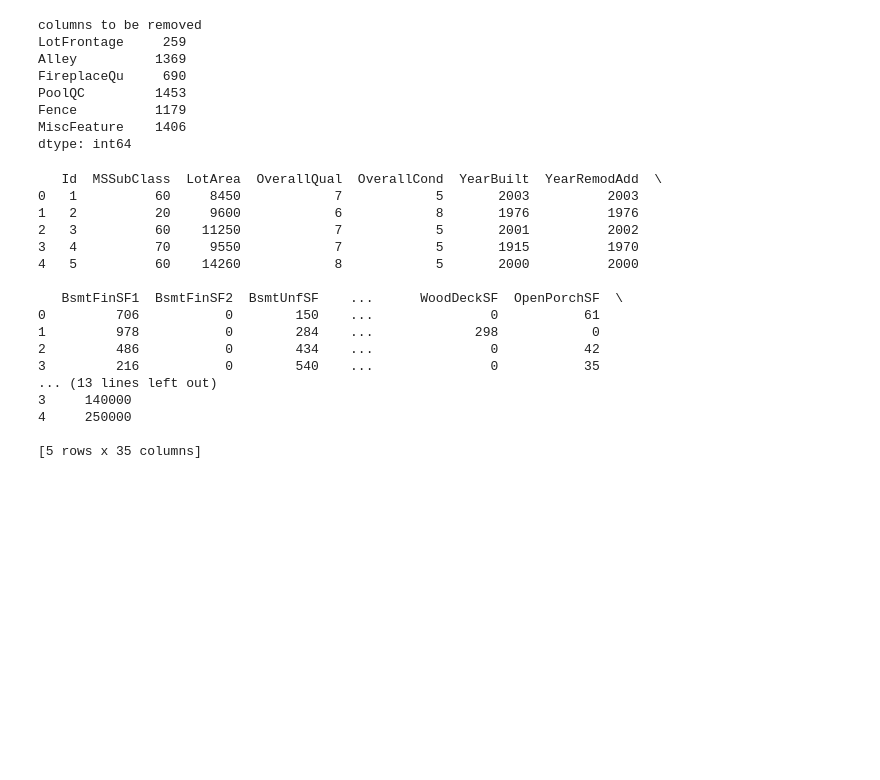
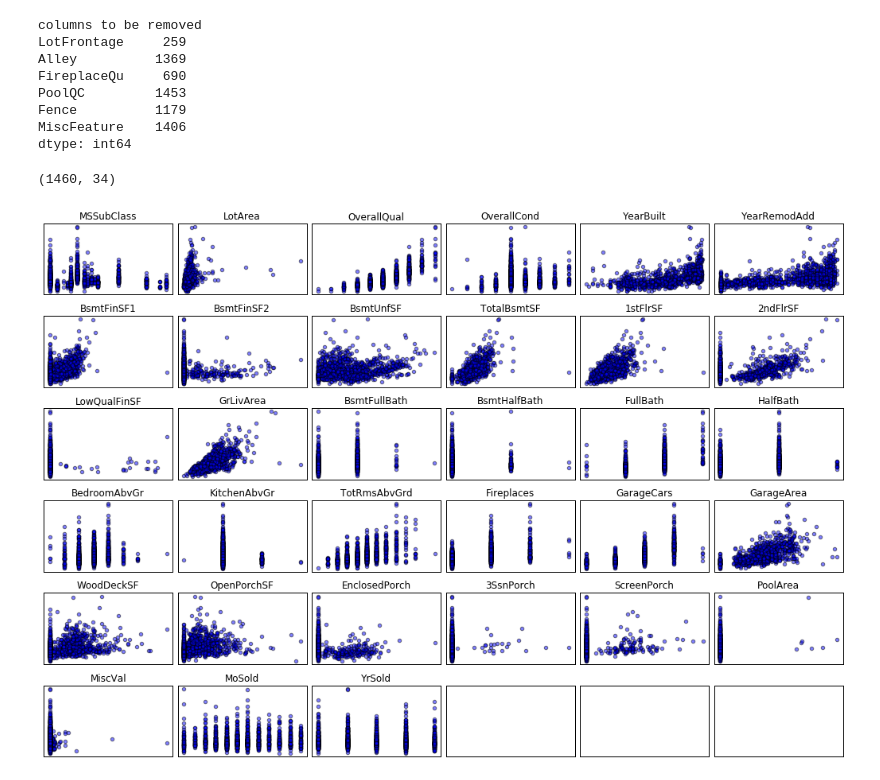
Before and after one commit to jla2689/House-Price, a Jupyter notebook: Housing_Price_yl.ipynb, the cells around one changed output. Drawn from its saved outputs; the diff is of its cells as text; code cells hidden in the pictures; blank space fills up the shorter version.

Commit message:
plotted numerical features

```diff
--- a/Housing_Price_yl.ipynb
+++ b/Housing_Price_yl.ipynb
@@ -44,28 +44,37 @@ MiscFeature    1406
 dtype: int64
 # %%
 processed_data = raw_train.drop(set(nancols),1)
+processed_data = raw_train.drop('Id',1)
 # %%
 # first quickly pick out columns with integer types
 types = processed_data.dtypes
 ints = types[types == 'int64'].index.tolist()
 numericals = processed_data[ints]
 # %%
-print numericals.head()
+print numericals.shape
 # %% [output]
-   Id  MSSubClass  LotArea  OverallQual  OverallCond  YearBuilt  YearRemodAdd  \
-0   1          60     8450            7            5       2003          2003
-1   2          20     9600            6            8       1976          1976
-2   3          60    11250            7            5       2001          2002
-3   4          70     9550            7            5       1915          1970
-4   5          60    14260            8            5       2000          2000
-
-   BsmtFinSF1  BsmtFinSF2  BsmtUnfSF    ...      WoodDeckSF  OpenPorchSF  \
-0         706           0        150    ...               0           61
-1         978           0        284    ...             298            0
-2         486           0        434    ...               0           42
-3         216           0        540    ...               0           35
-... (13 lines left out)
-3     140000
-4     250000
-
-[5 rows x 35 columns]
+(1460, 34)
+# %%
+tmp = numericals.as_matrix()
+# %%
+x = tmp[:,:-1]
+y = tmp[:,-1]/1000
+# %%
+x_normed = (x - x.mean(axis=0))/x.std(axis=0)
+# %%
+f, axarr = plt.subplots(6,6, figsize=(18,12))
+plt.subplots_adjust( hspace=0.3 )
+plt.subplots_adjust( wspace=0.04 )
+counter = 0
+for i in range(6):
+    for j in range(6):
+        axarr[i][j].get_yaxis().set_ticks([])
+        axarr[i][j].get_xaxis().set_ticks([])
+        if counter >= numericals.shape[1]-1:
+            continue
+        else:
+            axarr[i][j].scatter(x_normed[:,counter], y,alpha=0.5)
+            axarr[i][j].set_title(numericals.columns[counter])
+            counter += 1
+# %% [output]
+[figure, added]
```
